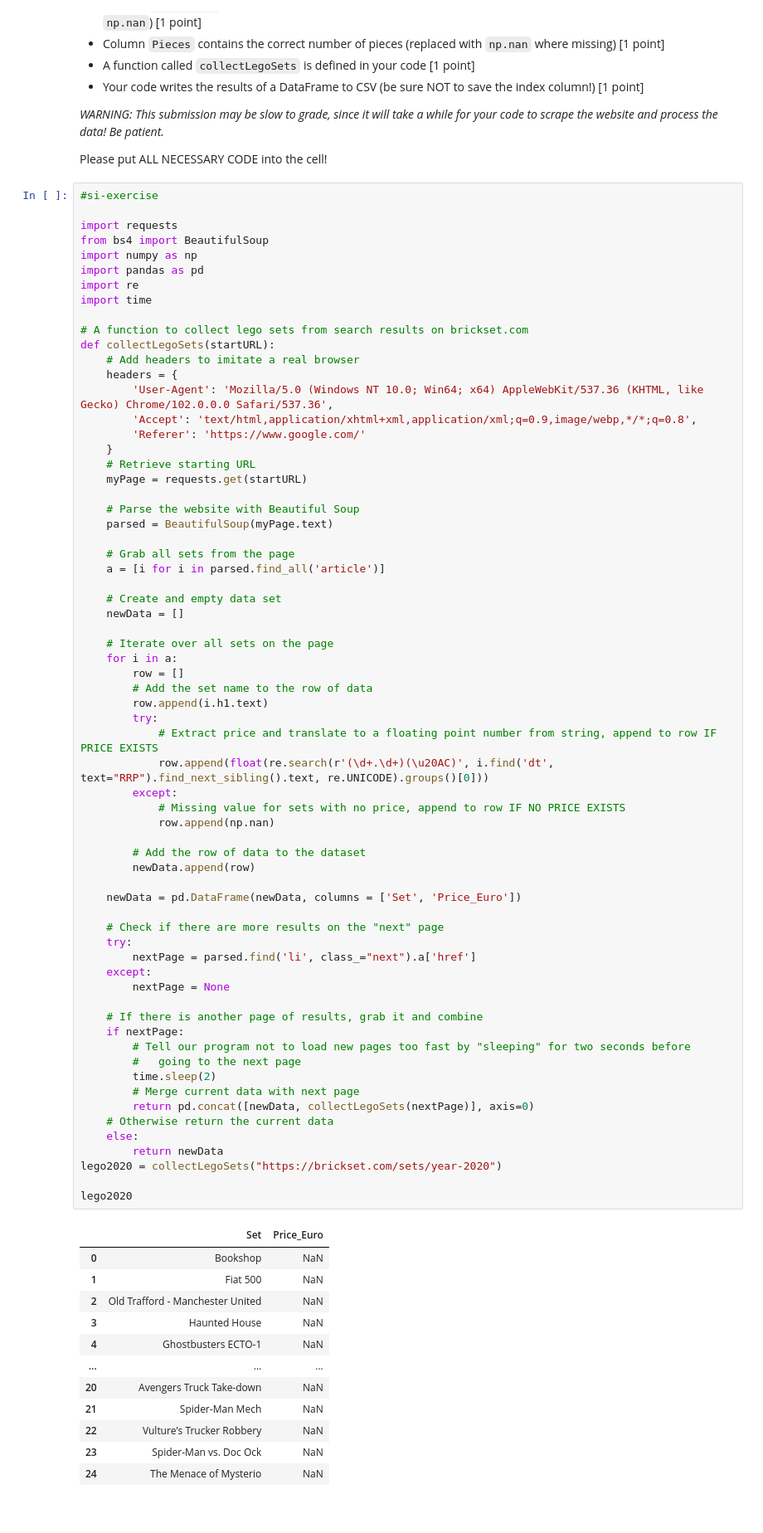
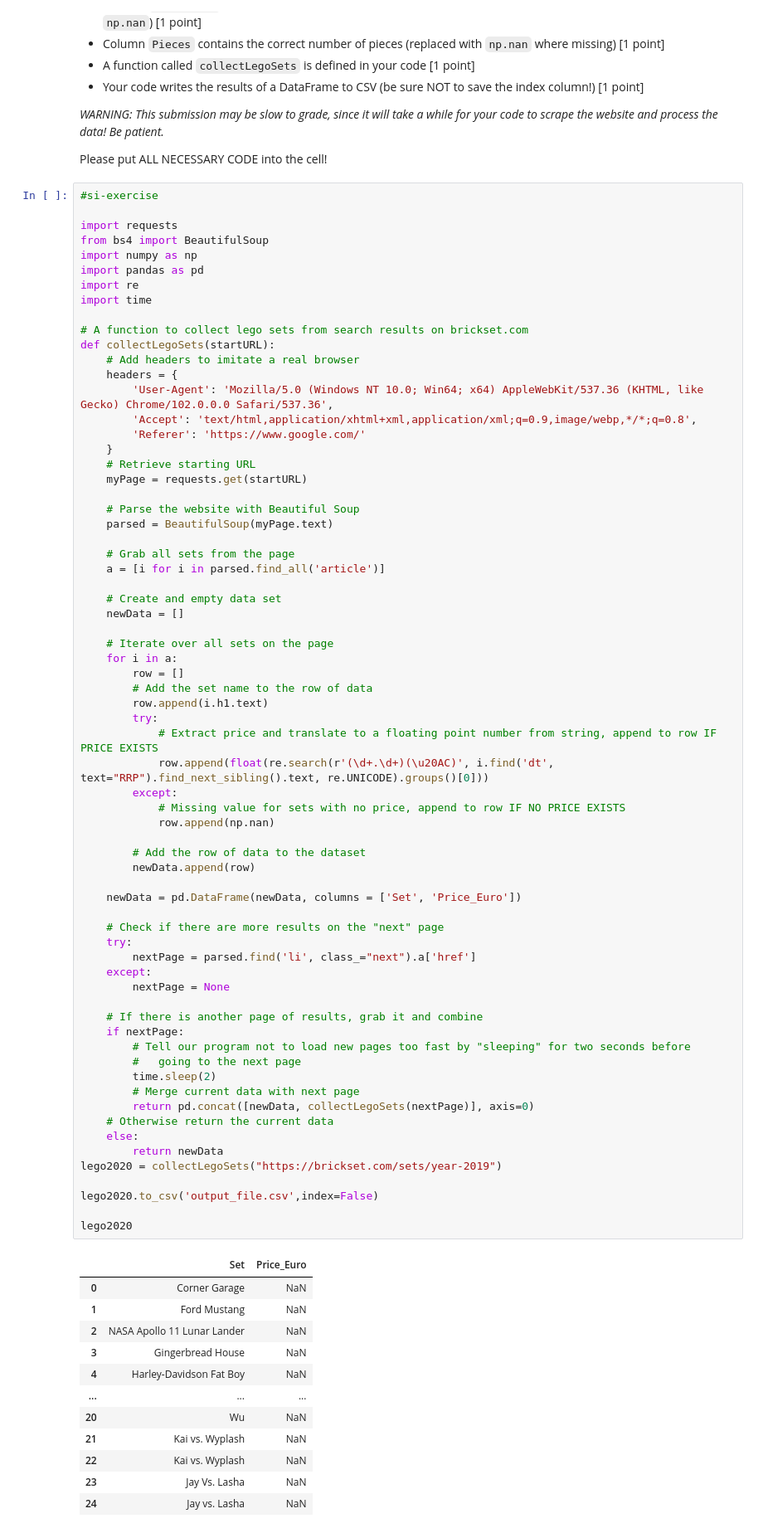
Before and after one commit to Dillon-cel/econ8320-assignment-07, a Jupyter notebook: Lesson.ipynb, the cells around one changed output. Shown at 83% size. Drawn from its saved outputs; the diff is of its cells as text.

```diff
--- a/Lesson.ipynb
+++ b/Lesson.ipynb
@@ -1069,43 +1069,45 @@ def collectLegoSets(startURL):
             row.append(float(re.search(r'(\d+.\d+)(\u20AC)', i.find('dt', text="RRP").find_next_sibling().text, re.UNICODE).groups()[0]))
         except:
             # Missing value for sets with no price, append to row IF NO PRICE EXISTS
             row.append(np.nan)
 
         # Add the row of data to the dataset
         newData.append(row)
 
     newData = pd.DataFrame(newData, columns = ['Set', 'Price_Euro'])
 
     # Check if there are more results on the "next" page
     try:
         nextPage = parsed.find('li', class_="next").a['href']
     except:
         nextPage = None
 
     # If there is another page of results, grab it and combine
     if nextPage:
         # Tell our program not to load new pages too fast by "sleeping" for two seconds before
         #   going to the next page
         time.sleep(2)
         # Merge current data with next page
         return pd.concat([newData, collectLegoSets(nextPage)], axis=0)
     # Otherwise return the current data
     else:
         return newData
-lego2020 = collectLegoSets("https://brickset.com/sets/year-2020")
+lego2020 = collectLegoSets("https://brickset.com/sets/year-2019")
+
+lego2020.to_csv('output_file.csv',index=False)
 
 lego2020
 # %% [output]
 |  | Set | Price_Euro |
-| 0 | Bookshop | NaN |
-| 1 | Fiat 500 | NaN |
-| 2 | Old Trafford - Manchester United | NaN |
-| 3 | Haunted House | NaN |
-| 4 | Ghostbusters ECTO-1 | NaN |
+| 0 | Corner Garage | NaN |
+| 1 | Ford Mustang | NaN |
+| 2 | NASA Apollo 11 Lunar Lander | NaN |
+| 3 | Gingerbread House | NaN |
+| 4 | Harley-Davidson Fat Boy | NaN |
 | ... | ... | ... |
-| 20 | Avengers Truck Take-down | NaN |
-| 21 | Spider-Man Mech | NaN |
-| 22 | Vulture's Trucker Robbery | NaN |
-| 23 | Spider-Man vs. Doc Ock | NaN |
-| 24 | The Menace of Mysterio | NaN |
+| 20 | Wu | NaN |
+| 21 | Kai vs. Wyplash | NaN |
+| 22 | Kai vs. Wyplash | NaN |
+| 23 | Jay Vs. Lasha | NaN |
+| 24 | Jay vs. Lasha | NaN |
 500 rows × 2 columns
```
